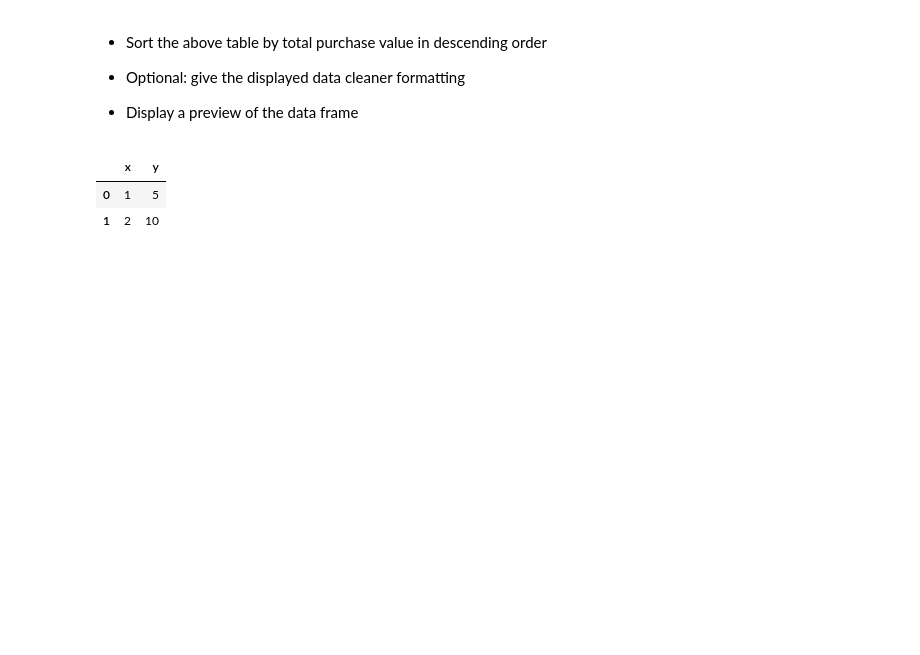
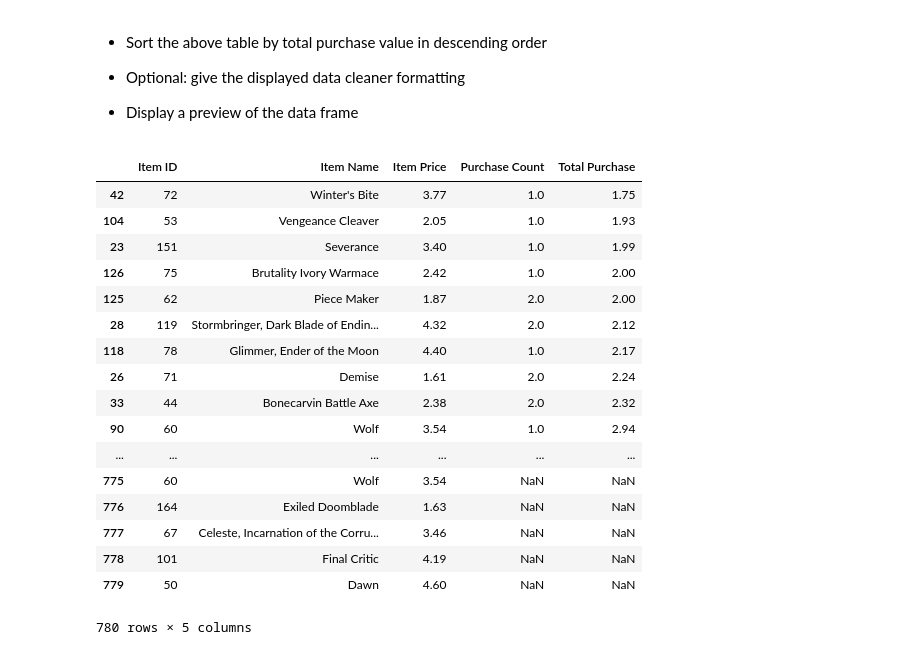
Before and after one commit to skara6/DataClass, a Jupyter notebook: PandasHW.ipynb, the cells around one changed output. Saved outputs shown, nothing was run; the diff lists cells and outputs as text; code cells hidden in the pictures; blank space fills up the shorter version.

```diff
--- a/PandasHW.ipynb
+++ b/PandasHW.ipynb
@@ -428,11 +411,25 @@ Item_df
 
 
 * Display a preview of the data frame
-# %%
-testdf = pd.DataFrame([{'x': 1, 'y': 5}, {'x': 2, 'y': 10}])
-testdf = pd.DataFrame({'x': [1, 5], 'y': [5, 10]})
-testdf
-# %% [output]
-|  | x | y |
-| 0 | 1 | 5 |
-| 1 | 2 | 10 |
+# %%
+Item_df.sort_values(["Total Purchase"],inplace=True,ascending=True)
+Item_df
+# %% [output]
+|  | Item ID | Item Name | Item Price | Purchase Count | Total Purchase |
+| 42 | 72 | Winter's Bite | 3.77 | 1.0 | 1.75 |
+| 104 | 53 | Vengeance Cleaver | 2.05 | 1.0 | 1.93 |
+| 23 | 151 | Severance | 3.40 | 1.0 | 1.99 |
+| 126 | 75 | Brutality Ivory Warmace | 2.42 | 1.0 | 2.00 |
+| 125 | 62 | Piece Maker | 1.87 | 2.0 | 2.00 |
+| 28 | 119 | Stormbringer, Dark Blade of Endin... | 4.32 | 2.0 | 2.12 |
+| 118 | 78 | Glimmer, Ender of the Moon | 4.40 | 1.0 | 2.17 |
+| 26 | 71 | Demise | 1.61 | 2.0 | 2.24 |
+| 33 | 44 | Bonecarvin Battle Axe | 2.38 | 2.0 | 2.32 |
+| 90 | 60 | Wolf | 3.54 | 1.0 | 2.94 |
+| ... | ... | ... | ... | ... | ... |
+| 775 | 60 | Wolf | 3.54 | NaN | NaN |
+| 776 | 164 | Exiled Doomblade | 1.63 | NaN | NaN |
+| 777 | 67 | Celeste, Incarnation of the Corru... | 3.46 | NaN | NaN |
+| 778 | 101 | Final Critic | 4.19 | NaN | NaN |
+| 779 | 50 | Dawn | 4.60 | NaN | NaN |
+780 rows × 5 columns
```
Also changed, not shown: parts of 9 cells of this notebook.
